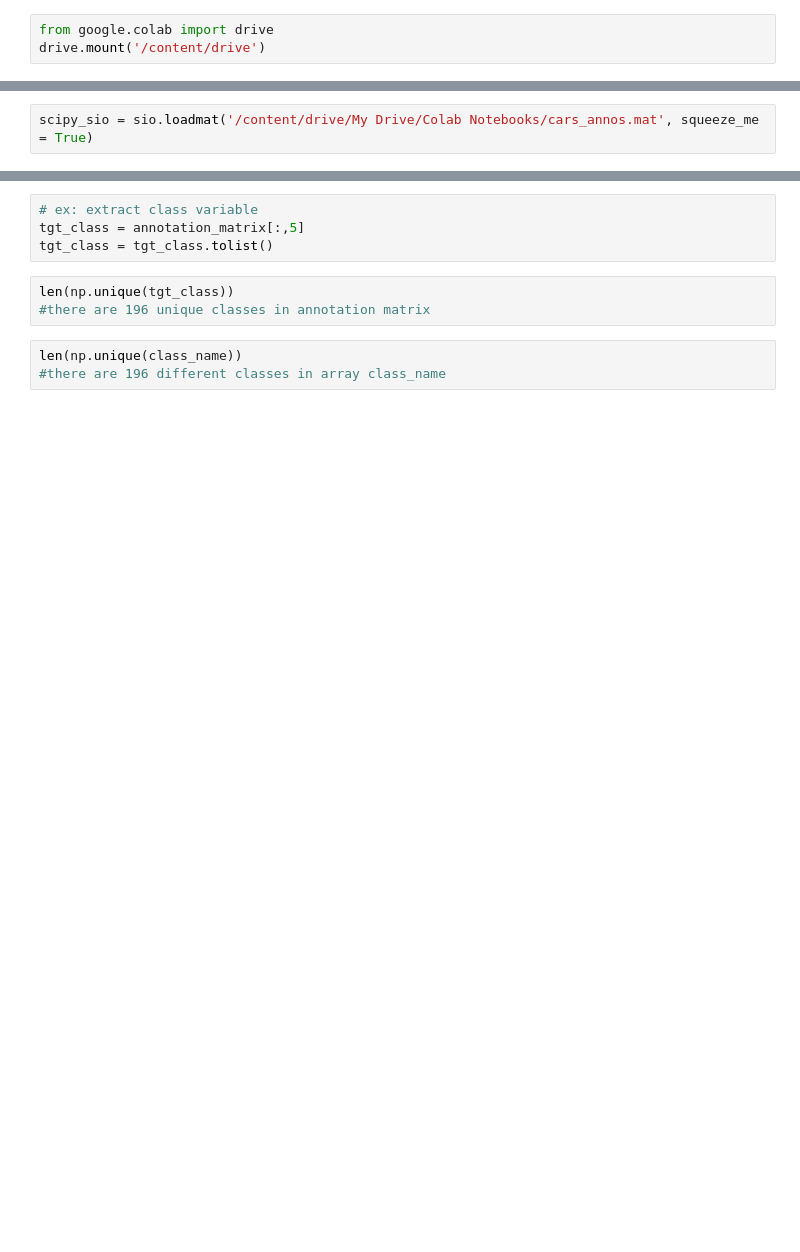
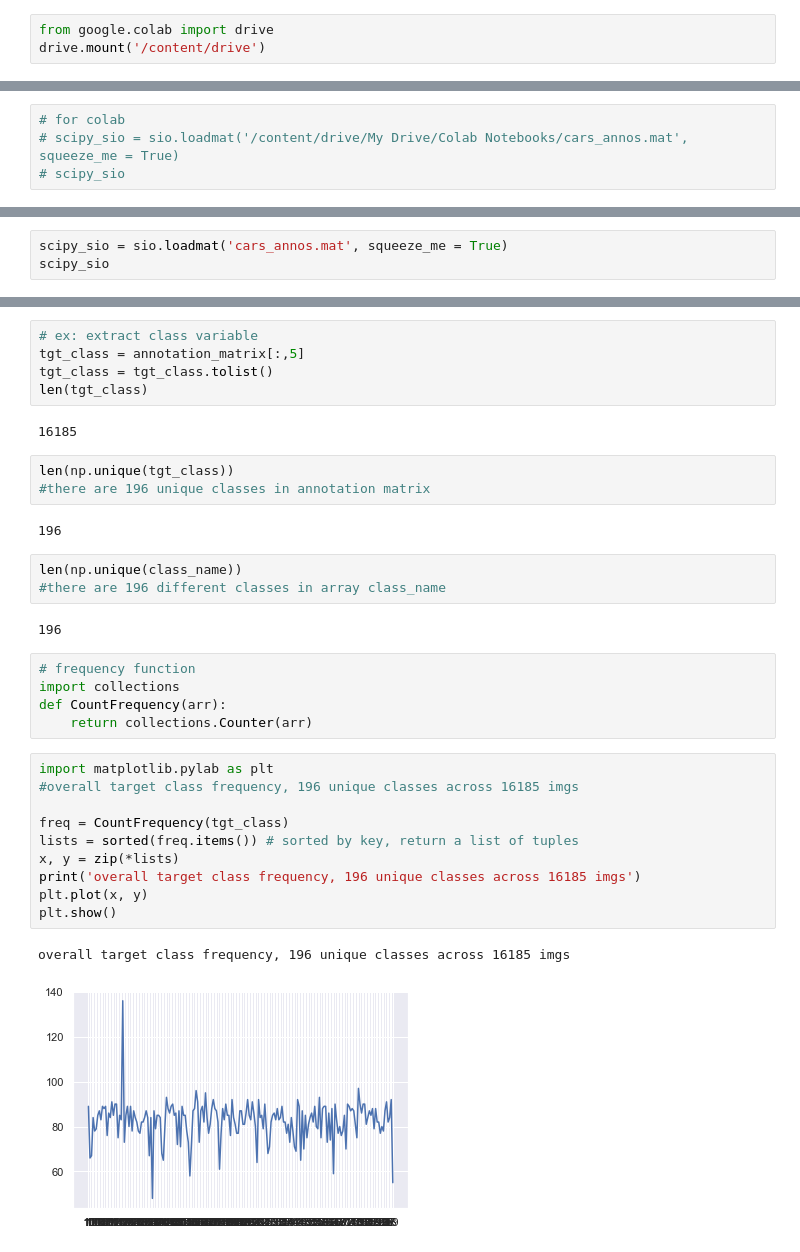
Before and after one commit to AlexHuuuuu/DeepLearning, a Jupyter notebook: DL_Project.ipynb, the cells around one changed output, grey strips where cells are left out. Drawn from its saved outputs; the diff is of its cells as text; blank space fills up the shorter version.

Commit message:
data exploration
check target class distribution, training/test data set class distribution.

```diff
--- a/DL_Project.ipynb
+++ b/DL_Project.ipynb
@@ -7,2 +26,4 @@ import numpy as np
 # %%
-scipy_sio = sio.loadmat('/content/drive/My Drive/Colab Notebooks/cars_annos.mat', squeeze_me = True)
+# for colab
+# scipy_sio = sio.loadmat('/content/drive/My Drive/Colab Notebooks/cars_annos.mat', squeeze_me = True)
+# scipy_sio
@@ -10,0 +30,3 @@ scipy_sio
+# %%
+scipy_sio = sio.loadmat('cars_annos.mat', squeeze_me = True)
+scipy_sio
@@ -38,9 +115,34 @@ annotation_matrix[0:5]
 # ex: extract class variable
 tgt_class = annotation_matrix[:,5]
 tgt_class = tgt_class.tolist()
+len(tgt_class)
+# %% [output]
+16185
 # %%
 len(np.unique(tgt_class))
 #there are 196 unique classes in annotation matrix
+# %% [output]
+196
 # %%
 len(np.unique(class_name))
 #there are 196 different classes in array class_name
+# %% [output]
+196
+# %%
+# frequency function
+import collections
+def CountFrequency(arr):
+    return collections.Counter(arr)
+# %%
+import matplotlib.pylab as plt
+#overall target class frequency, 196 unique classes across 16185 imgs
+
+freq = CountFrequency(tgt_class)
+lists = sorted(freq.items()) # sorted by key, return a list of tuples
+x, y = zip(*lists)
+print('overall target class frequency, 196 unique classes across 16185 imgs')
+plt.plot(x, y)
+plt.show()
+# %% [output]
+overall target class frequency, 196 unique classes across 16185 imgs
+[figure, added]
```
Also changed, not shown: parts of 16 cells of this notebook.
